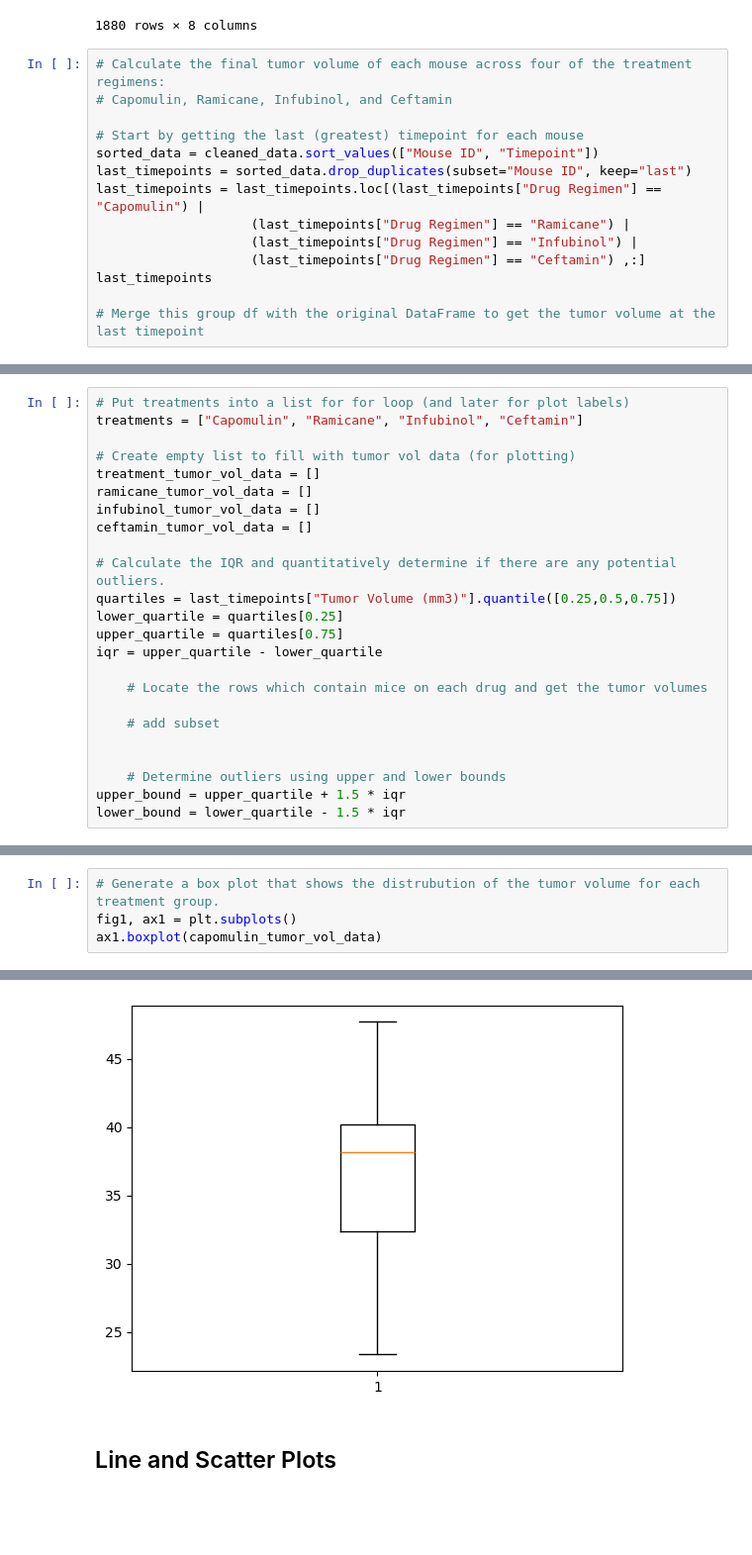
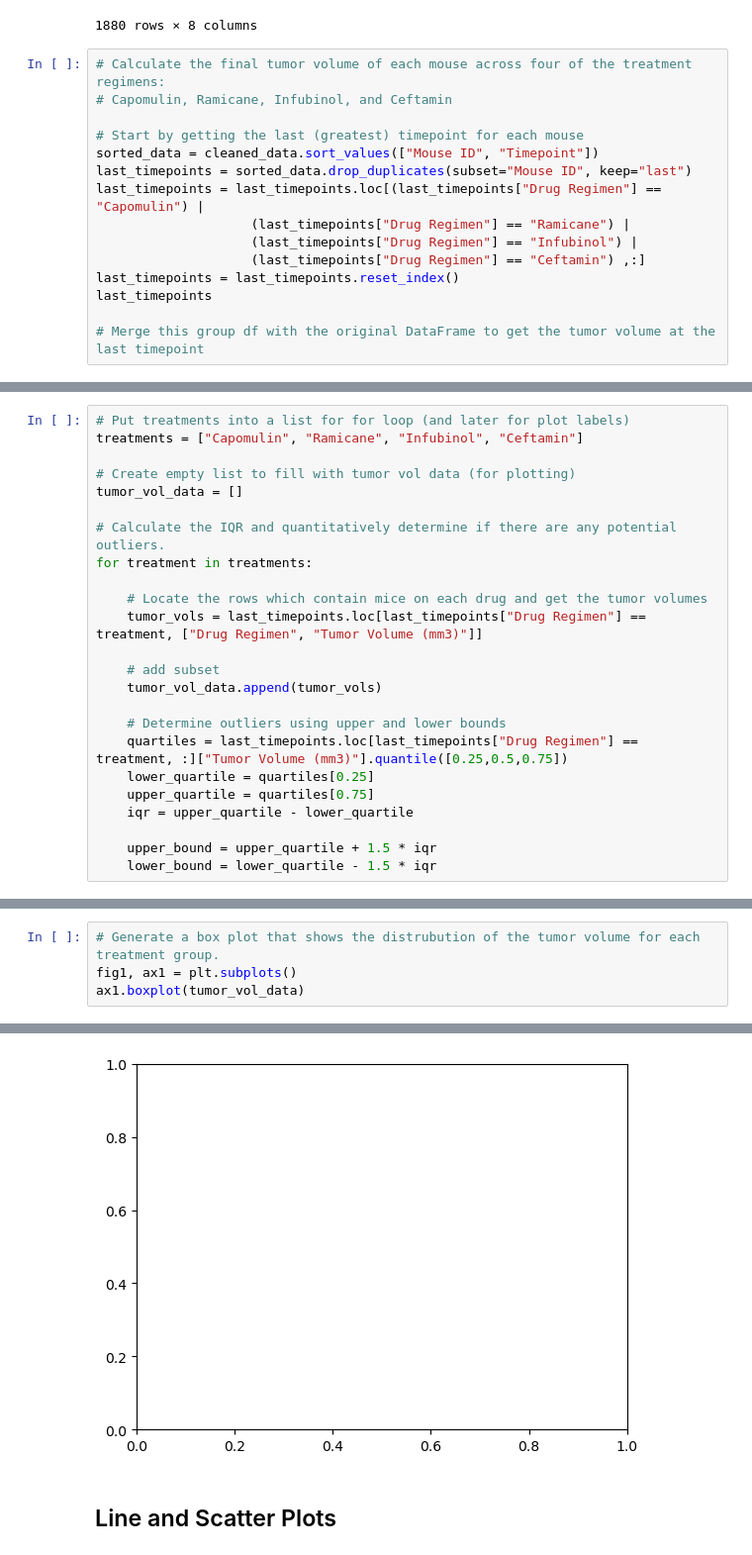
Before and after one commit to ddaniel2024/Module-5-Data-Visualisation, a Jupyter notebook: pymaceuticals_main.ipynb, the cells around one changed output, grey strips where cells are left out. Shown: that part at 99% size. Drawn from its saved outputs; the diff is of its cells as text; blank space fills up the shorter version.

Commit message:
working on boxplot

```diff
--- a/pymaceuticals_main.ipynb
+++ b/pymaceuticals_main.ipynb
@@ -225,6 +225,7 @@ last_timepoints = last_timepoints.loc[(last_timepoints["Drug Regimen"] == "Capom
                     (last_timepoints["Drug Regimen"] == "Ramicane") |
                     (last_timepoints["Drug Regimen"] == "Infubinol") |
                     (last_timepoints["Drug Regimen"] == "Ceftamin") ,:]
+last_timepoints = last_timepoints.reset_index()
 last_timepoints
 
 # Merge this group df with the original DataFrame to get the tumor volume at the last timepoint
@@ -247,22 +248,22 @@ last_timepoints
 treatments = ["Capomulin", "Ramicane", "Infubinol", "Ceftamin"]
 
 # Create empty list to fill with tumor vol data (for plotting)
-treatment_tumor_vol_data = []
-ramicane_tumor_vol_data = []
-infubinol_tumor_vol_data = []
-ceftamin_tumor_vol_data = []
+tumor_vol_data = []
 
 # Calculate the IQR and quantitatively determine if there are any potential outliers.
-quartiles = last_timepoints["Tumor Volume (mm3)"].quantile([0.25,0.5,0.75])
-lower_quartile = quartiles[0.25]
-upper_quartile = quartiles[0.75]
-iqr = upper_quartile - lower_quartile
+for treatment in treatments:
 
     # Locate the rows which contain mice on each drug and get the tumor volumes
+    tumor_vols = last_timepoints.loc[last_timepoints["Drug Regimen"] == treatment, ["Drug Regimen", "Tumor Volume (mm3)"]]
 
     # add subset
-
+    tumor_vol_data.append(tumor_vols)
 
     # Determine outliers using upper and lower bounds
-upper_bound = upper_quartile + 1.5 * iqr
-lower_bound = lower_quartile - 1.5 * iqr
+    quartiles = last_timepoints.loc[last_timepoints["Drug Regimen"] == treatment, :]["Tumor Volume (mm3)"].quantile([0.25,0.5,0.75])
+    lower_quartile = quartiles[0.25]
+    upper_quartile = quartiles[0.75]
+    iqr = upper_quartile - lower_quartile
+
+    upper_bound = upper_quartile + 1.5 * iqr
+    lower_bound = lower_quartile - 1.5 * iqr
@@ -271,5 +270,5 @@ TypeError: string indices must be integers
 # %%
 # Generate a box plot that shows the distrubution of the tumor volume for each treatment group.
 fig1, ax1 = plt.subplots()
-ax1.boxplot(capomulin_tumor_vol_data)
+ax1.boxplot(tumor_vol_data)
 # %% [output]
@@ -284,4 +276,4 @@ ax1.boxplot(capomulin_tumor_vol_data)
-[figure, old version]
+[figure, new version]
 # %% [markdown]
 ## Line and Scatter Plots
 # %%
```
Also changed, not shown: parts of 3 cells of this notebook.
